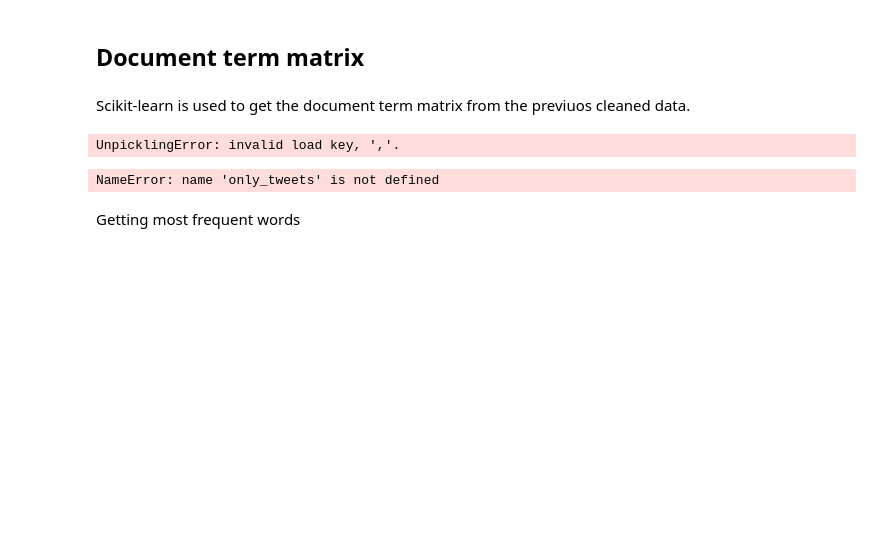
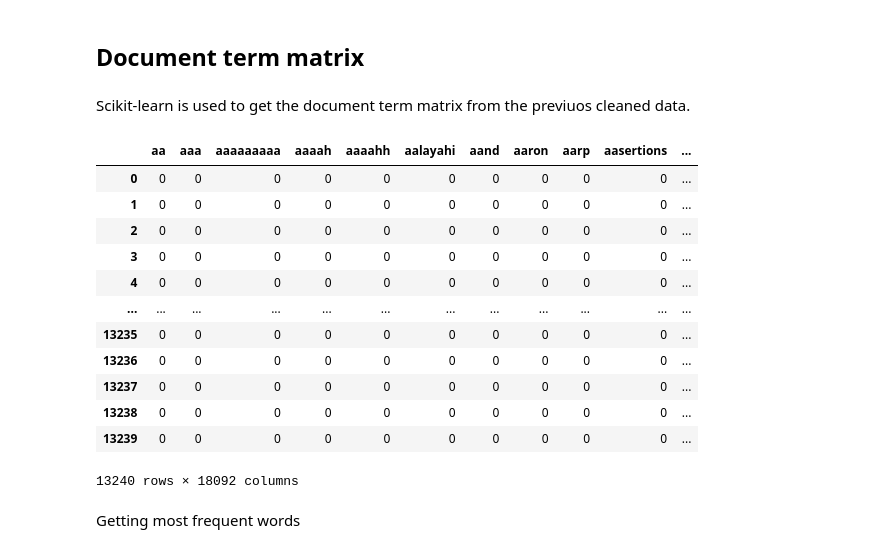
Before and after one commit to OrbitalCardinal/OffensiveLanguageDetection, a Jupyter notebook: src/EDA.ipynb, the cells around one changed output. Saved outputs shown, nothing was run; the diff lists cells and outputs as text; code cells hidden in the pictures; blank space fills up the shorter version.

Commit message:
Fixed errors in EDA notebook

```diff
--- a/src/EDA.ipynb
+++ b/src/EDA.ipynb
@@ -81,30 +81,40 @@ plt.show()
 # %% [markdown]
 Scikit-learn is used to get the document term matrix from the previuos cleaned data.
 # %%
-only_tweets = pd.read_pic("only_tweets.csv")
-only_tweets_off = pd.read_pickle("only_tweets_off.csv")
-only_tweets_not = pd.read_pickle("only_tweets_not.csv")
+only_tweets = pd.read_csv("only_tweets.csv")
+only_tweets_off = pd.read_csv("only_tweets_off.csv")
+only_tweets_not = pd.read_csv("only_tweets_not.csv")
-# %% [output]
-UnpicklingError: invalid load key, ','.
 # %%
 from sklearn.feature_extraction.text import CountVectorizer
 
 cv = CountVectorizer(stop_words='english')
 tweets_cv = cv.fit_transform(only_tweets.tweet)
 tweets_dtm = pd.DataFrame(tweets_cv.toarray(), columns=cv.get_feature_names())
 tweets_dtm
 
 off_cv = CountVectorizer(stop_words='english')
 off_tweets_cv = off_cv.fit_transform(only_tweets_off.tweet)
 off_tweets_dtm = pd.DataFrame(off_tweets_cv.toarray(), columns=off_cv.get_feature_names())
 
 not_cv = CountVectorizer(stop_words='english')
 not_tweets_cv = not_cv.fit_transform(only_tweets_not.tweet)
 not_tweets_dtm = pd.DataFrame(not_tweets_cv.toarray(), columns=not_cv.get_feature_names())
 
-tweets_cv
+tweets_dtm
 # %% [output]
+|  | aa | aaa | aaaaaaaaa | aaaah | aaaahh | aalayahi | aand | aaron | aarp | aasertions | ... |
+| 0 | 0 | 0 | 0 | 0 | 0 | 0 | 0 | 0 | 0 | 0 | ... |
+| 1 | 0 | 0 | 0 | 0 | 0 | 0 | 0 | 0 | 0 | 0 | ... |
+| 2 | 0 | 0 | 0 | 0 | 0 | 0 | 0 | 0 | 0 | 0 | ... |
+| 3 | 0 | 0 | 0 | 0 | 0 | 0 | 0 | 0 | 0 | 0 | ... |
+| 4 | 0 | 0 | 0 | 0 | 0 | 0 | 0 | 0 | 0 | 0 | ... |
+| ... | ... | ... | ... | ... | ... | ... | ... | ... | ... | ... | ... |
+| 13235 | 0 | 0 | 0 | 0 | 0 | 0 | 0 | 0 | 0 | 0 | ... |
+| 13236 | 0 | 0 | 0 | 0 | 0 | 0 | 0 | 0 | 0 | 0 | ... |
+| 13237 | 0 | 0 | 0 | 0 | 0 | 0 | 0 | 0 | 0 | 0 | ... |
+| 13238 | 0 | 0 | 0 | 0 | 0 | 0 | 0 | 0 | 0 | 0 | ... |
+| 13239 | 0 | 0 | 0 | 0 | 0 | 0 | 0 | 0 | 0 | 0 | ... |
-NameError: name 'only_tweets' is not defined
+13240 rows × 18092 columns
 # %%
 def word_counting(dtm):
     word_count = dtm.sum()
```
Also changed, not shown: parts of 1 cell of this notebook.
